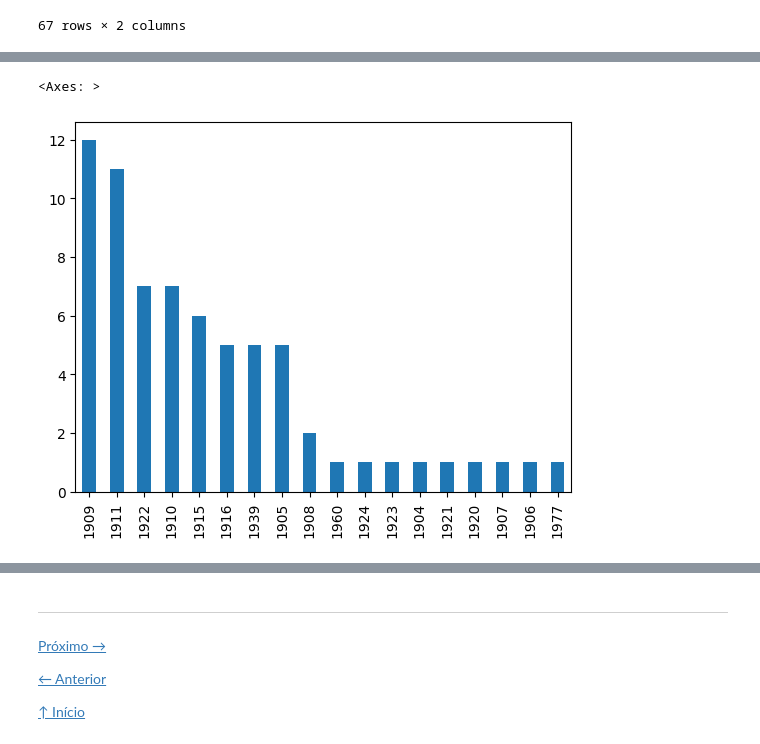
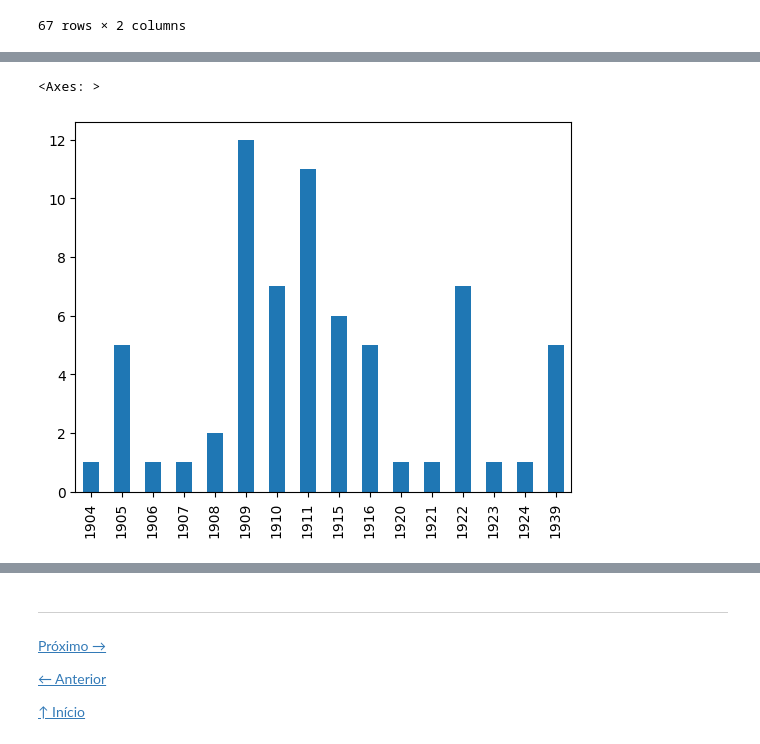
Before and after one commit to ericbrasiln/python-puc, a Jupyter notebook: dia3.ipynb, the cells around one changed output, grey strips where cells are left out. Saved outputs shown, nothing was run; the diff lists cells and outputs as text; code cells hidden in the pictures.

```diff
--- a/dia3.ipynb
+++ b/dia3.ipynb
@@ -611,6 +894,6 @@ df2
 # %%
-# contar anos com maior frequencia e  mostrar num grafico
-df_hdb['Ano'].sort_values(ascending=True).value_counts().plot(kind='bar')
+# contar anos com maior frequencia e  mostrar num grafico, ordenando por ano
+df2['Ano'].value_counts().sort_index().plot(kind='bar')
 # %% [output]
 <Axes: >
-[figure, old version]
+[figure, new version]
```
Also changed, not shown: parts of 96 cells of this notebook.
